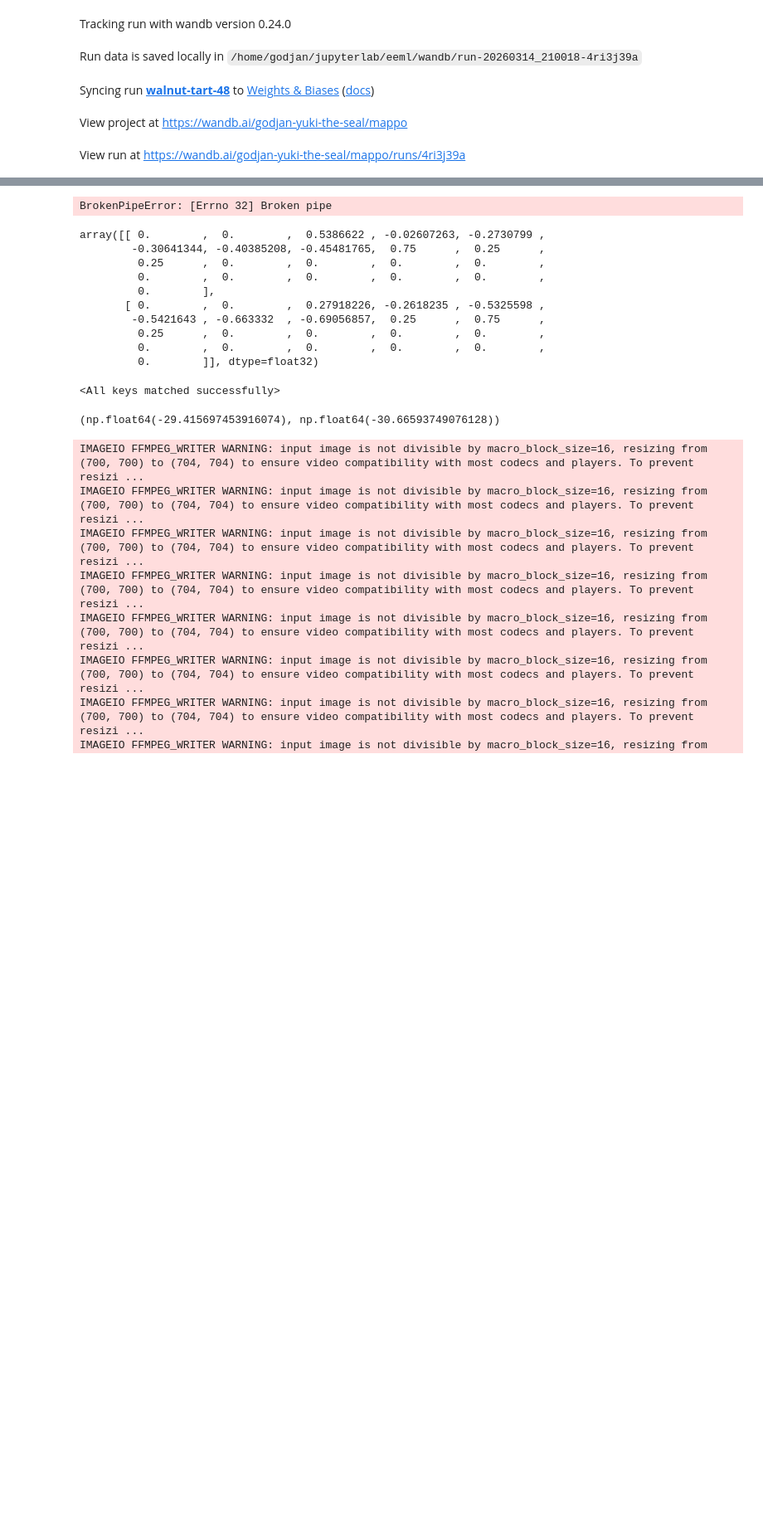
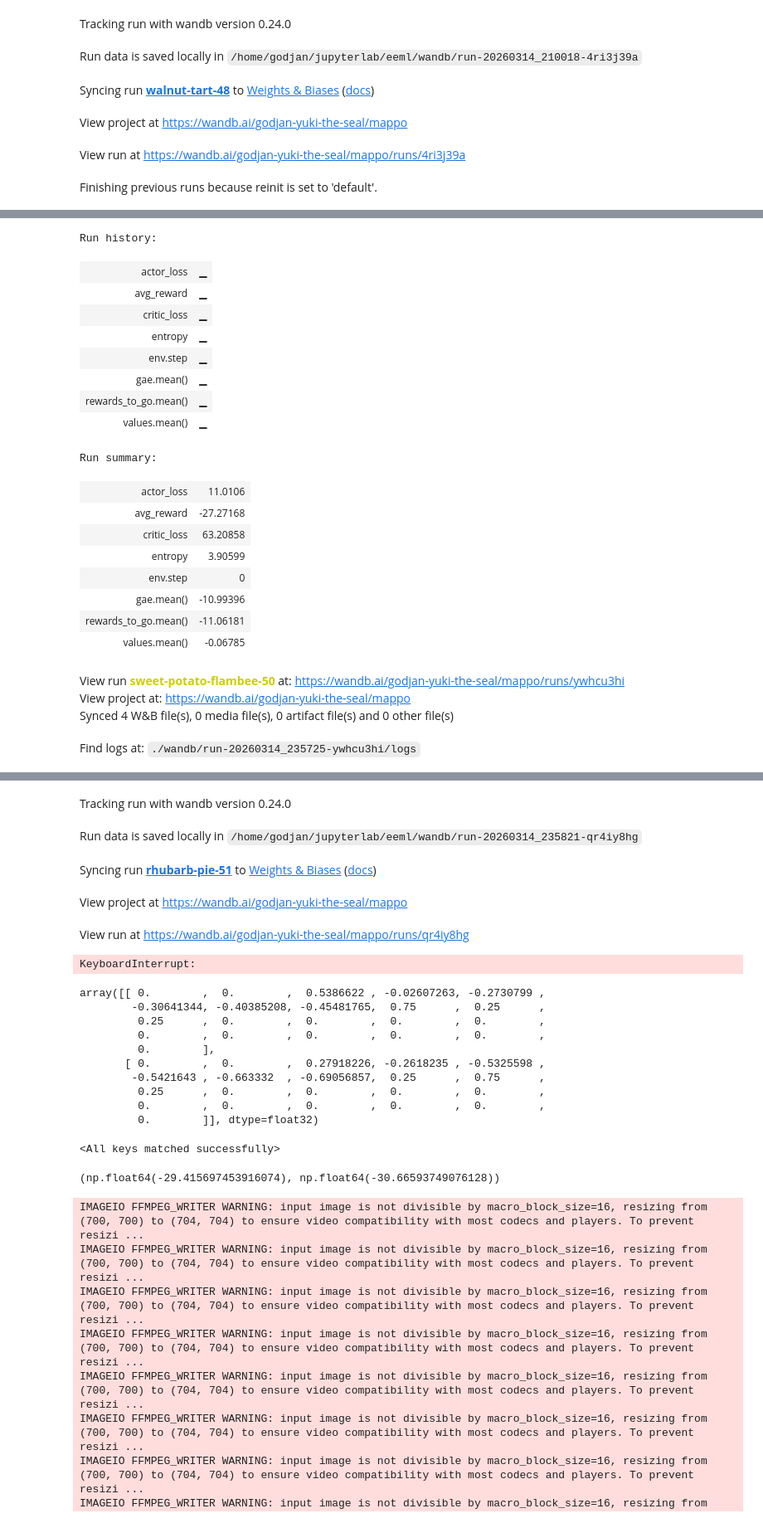
Before and after one commit to g0djan/mappo, a Jupyter notebook: eeml.ipynb, the cells around one changed output, grey strips where cells are left out. Shown at 83% size. Cells and saved outputs as stored; diff of their text form; code cells hidden in the pictures; blank space fills up the shorter version.

```diff
--- a/eeml.ipynb
+++ b/eeml.ipynb
@@ -180,6 +180,9 @@ class MPEReferenceNetwork(nn.Module):
         tensor_input = torch.tensor(inp, dtype=torch.float32, device=device)
         return self.forward(tensor_input, h)
 
+    def save(self, path):
+        torch.save(self.state_dict(), path)
+
 class AgentReference:
     def __init__(self, observation_len: int, n_actions: int, gain: float):
         self.nn = MPEReferenceNetwork(observation_len, n_actions)
@@ -200,6 +203,9 @@ class AgentReference:
 
     def get_actions(self) -> torch.Tensor:
         return self.dist.sample().to(torch.int64)
+
+    def save(self, path):
+        self.nn.save(path)
 
 
 def reference_observations_to_states(observations: torch.Tensor, is_seq=False) -> torch.Tensor:
@@ -598,0 +626,2 @@ def train():
+# %%
+device = torch.device('cuda' if torch.cuda.is_available() else 'cpu')
@@ -598,0 +688,4 @@ def train():
+# %%
+simple_reference_training = SimpleReferenceTraining()
+# %% [output]
+Finishing previous runs because reinit is set to 'default'.
@@ -598,0 +693,22 @@ def train():
+Run history:
+| actor_loss | ▁ |
+| avg_reward | ▁ |
+| critic_loss | ▁ |
+| entropy | ▁ |
+| env.step | ▁ |
+| gae.mean() | ▁ |
+| rewards_to_go.mean() | ▁ |
+| values.mean() | ▁ |
+Run summary:
+| actor_loss | 11.0106 |
+| avg_reward | -27.27168 |
+| critic_loss | 63.20858 |
+| entropy | 3.90599 |
+| env.step | 0 |
+| gae.mean() | -10.99396 |
+| rewards_to_go.mean() | -11.06181 |
+| values.mean() | -0.06785 |
+View run sweet-potato-flambee-50 at: https://wandb.ai/godjan-yuki-the-seal/mappo/runs/ywhcu3hi
+View project at: https://wandb.ai/godjan-yuki-the-seal/mappo
+Synced 4 W&B file(s), 0 media file(s), 0 artifact file(s) and 0 other file(s)
+Find logs at: ./wandb/run-20260314_235725-ywhcu3hi/logs
@@ -599,7 +716,12 @@ def train():
+Tracking run with wandb version 0.24.0
+Run data is saved locally in /home/godjan/jupyterlab/eeml/wandb/run-20260314_235821-qr4iy8hg
+Syncing run rhubarb-pie-51 to Weights & Biases (docs)
+View project at https://wandb.ai/godjan-yuki-the-seal/mappo
+View run at https://wandb.ai/godjan-yuki-the-seal/mappo/runs/qr4iy8hg
 # %%
-train() # Simple Reference
+simple_reference_training.train() # Simple Reference
 # %% [output]
-BrokenPipeError: [Errno 32] Broken pipe
+KeyboardInterrupt:
 # %%
 def evaluate(env, agent, n_games, t_max=10000, seed=None):
     rewards0 = []
```
Also changed, not shown: parts of 3 cells of this notebook.
